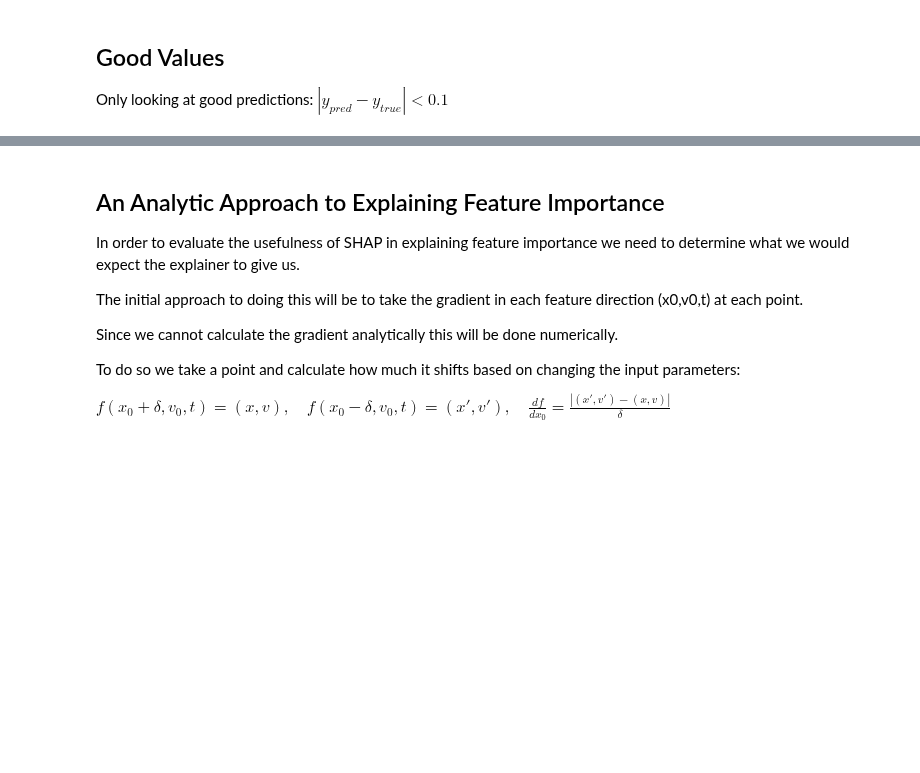
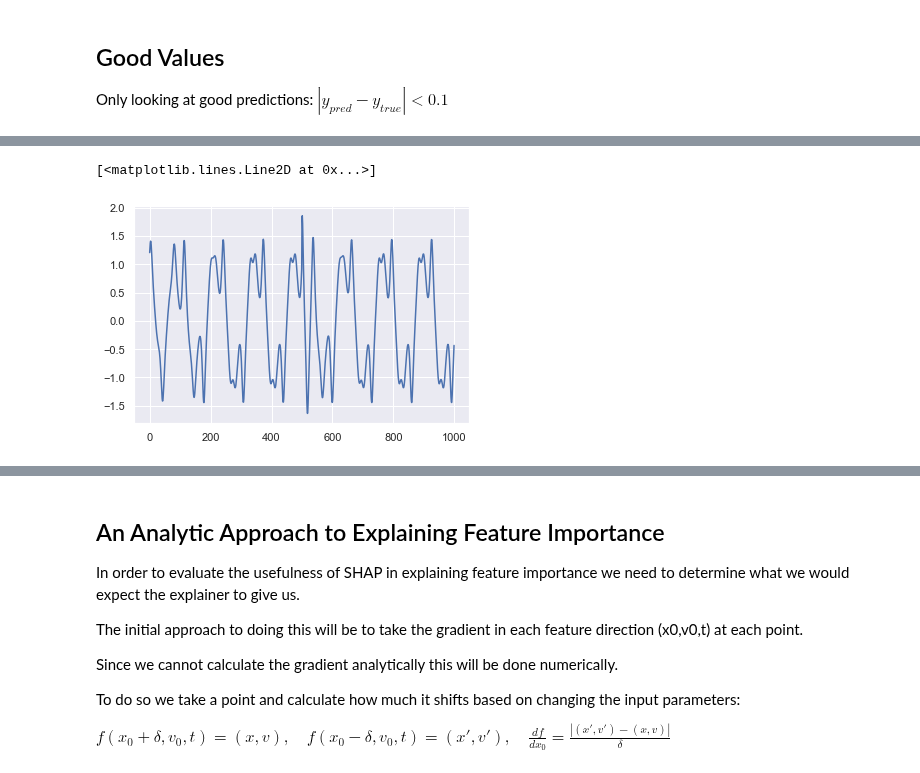
Before and after one commit to wgrosche/XAI, a Jupyter notebook: Code/Duffing/SHAP_Explainability.ipynb, the cells around one changed output, grey strips where cells are left out. Saved outputs shown, nothing was run; the diff lists cells and outputs as text; code cells hidden in the pictures; blank space fills up the shorter version.

```diff
--- a/Code/Duffing/SHAP_Explainability.ipynb
+++ b/Code/Duffing/SHAP_Explainability.ipynb
@@ -487,0 +487,5 @@ f.savefig("Images/shap_summary"+suffix+"_kernel_good.svg", dpi='figure')
+# %%
+plt.plot(y_test['xt'].iloc[:1000])
+# %% [output]
+[<matplotlib.lines.Line2D at 0x...>]
+[figure, added]
```
Also changed, not shown: parts of 30 cells of this notebook, 1 other file.
